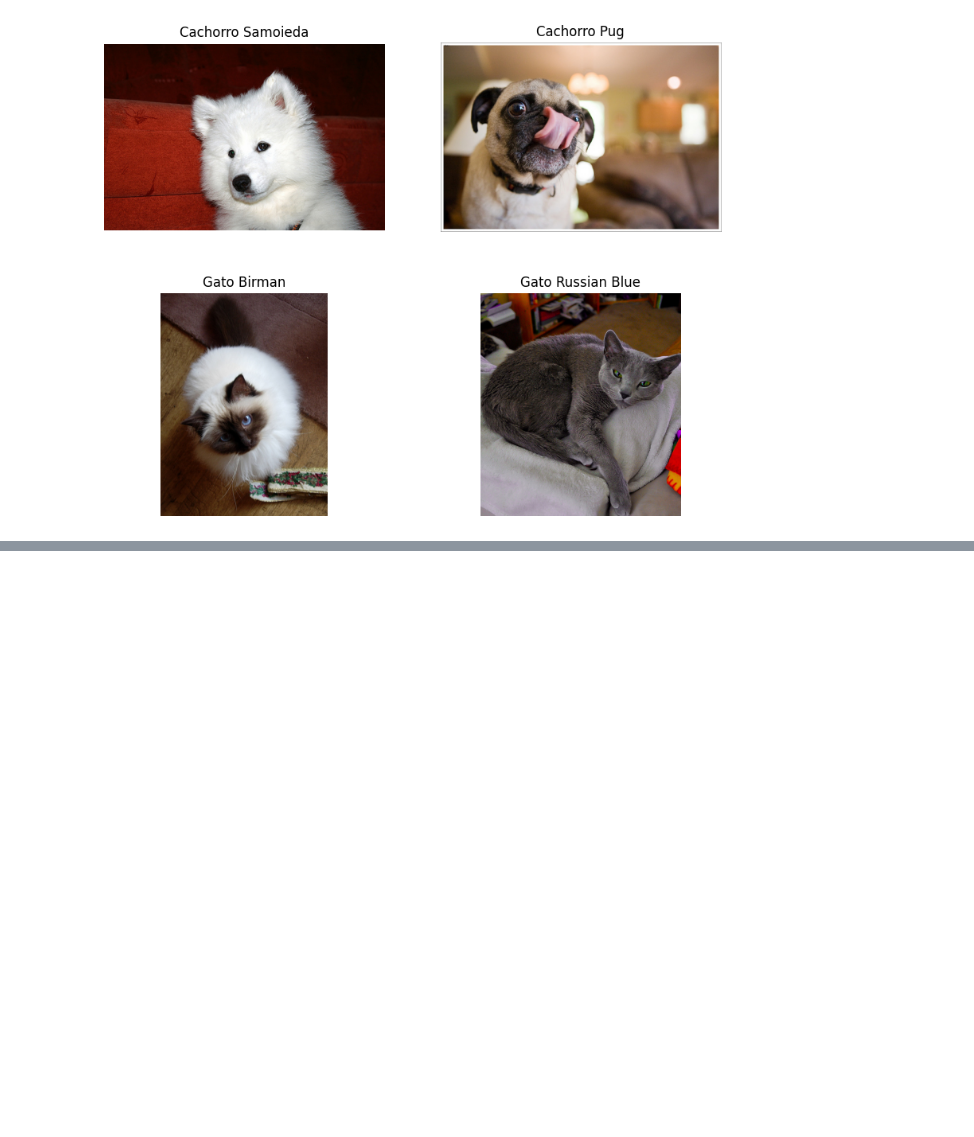
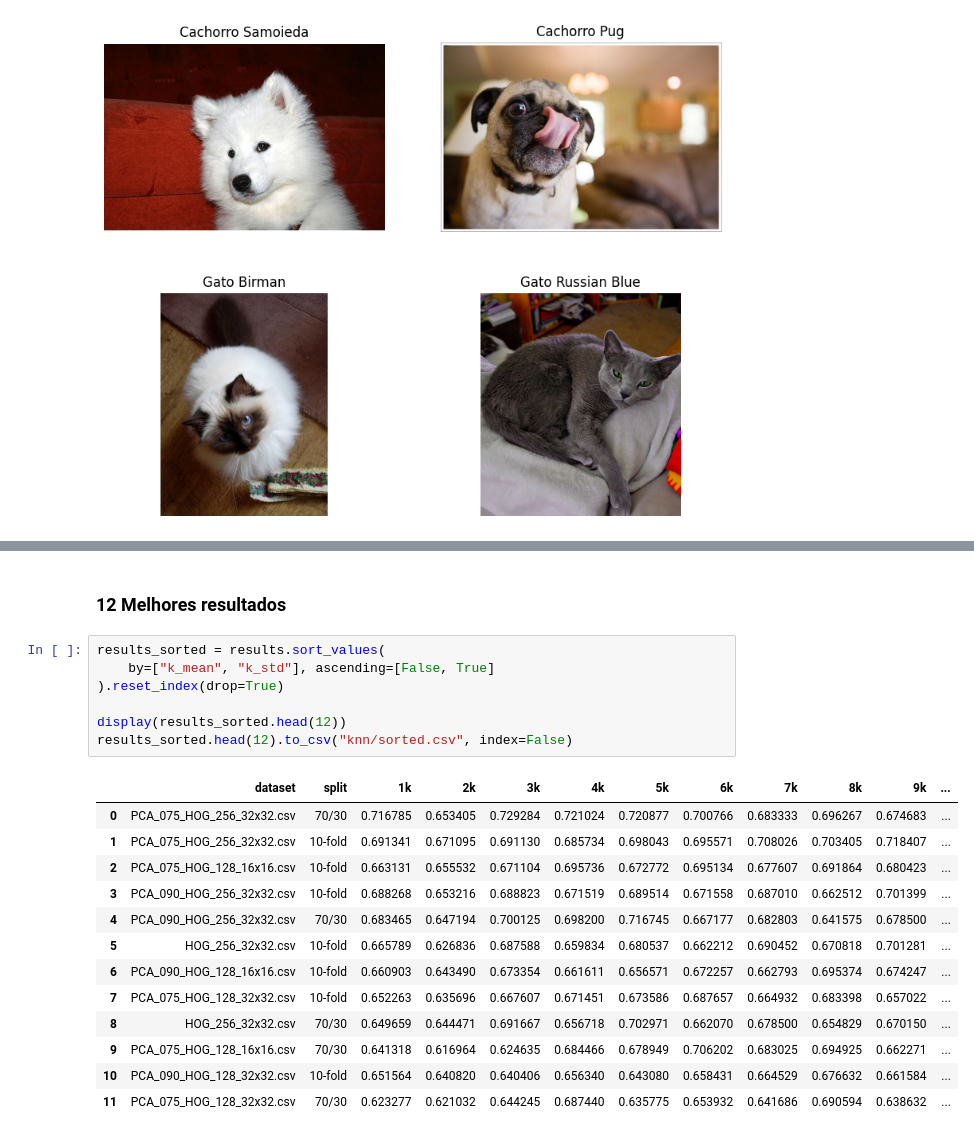
Before and after one commit to vleema/img-ft-extraction-ml, a Jupyter notebook: knn.ipynb, the cells around one changed output, grey strips where cells are left out. Cells and saved outputs as stored; diff of their text form; blank space fills up the shorter version.

```diff
--- a/knn.ipynb
+++ b/knn.ipynb
@@ -164,0 +213,23 @@ results[k_columns].describe()
+# %% [markdown]
+### 12 Melhores resultados
+# %%
+results_sorted = results.sort_values(
+    by=["k_mean", "k_std"], ascending=[False, True]
+).reset_index(drop=True)
+
+display(results_sorted.head(12))
+results_sorted.head(12).to_csv("knn/sorted.csv", index=False)
+# %% [output]
+|  | dataset | split | 1k | 2k | 3k | 4k | 5k | 6k | 7k | 8k | 9k | ... |
+| 0 | PCA_075_HOG_256_32x32.csv | 70/30 | 0.716785 | 0.653405 | 0.729284 | 0.721024 | 0.720877 | 0.700766 | 0.683333 | 0.696267 | 0.674683 | ... |
+| 1 | PCA_075_HOG_256_32x32.csv | 10-fold | 0.691341 | 0.671095 | 0.691130 | 0.685734 | 0.698043 | 0.695571 | 0.708026 | 0.703405 | 0.718407 | ... |
+| 2 | PCA_075_HOG_128_16x16.csv | 10-fold | 0.663131 | 0.655532 | 0.671104 | 0.695736 | 0.672772 | 0.695134 | 0.677607 | 0.691864 | 0.680423 | ... |
+| 3 | PCA_090_HOG_256_32x32.csv | 10-fold | 0.688268 | 0.653216 | 0.688823 | 0.671519 | 0.689514 | 0.671558 | 0.687010 | 0.662512 | 0.701399 | ... |
+| 4 | PCA_090_HOG_256_32x32.csv | 70/30 | 0.683465 | 0.647194 | 0.700125 | 0.698200 | 0.716745 | 0.667177 | 0.682803 | 0.641575 | 0.678500 | ... |
+| 5 | HOG_256_32x32.csv | 10-fold | 0.665789 | 0.626836 | 0.687588 | 0.659834 | 0.680537 | 0.662212 | 0.690452 | 0.670818 | 0.701281 | ... |
+| 6 | PCA_090_HOG_128_16x16.csv | 10-fold | 0.660903 | 0.643490 | 0.673354 | 0.661611 | 0.656571 | 0.672257 | 0.662793 | 0.695374 | 0.674247 | ... |
+| 7 | PCA_075_HOG_128_32x32.csv | 10-fold | 0.652263 | 0.635696 | 0.667607 | 0.671451 | 0.673586 | 0.687657 | 0.664932 | 0.683398 | 0.657022 | ... |
+| 8 | HOG_256_32x32.csv | 70/30 | 0.649659 | 0.644471 | 0.691667 | 0.656718 | 0.702971 | 0.662070 | 0.678500 | 0.654829 | 0.670150 | ... |
+| 9 | PCA_075_HOG_128_16x16.csv | 70/30 | 0.641318 | 0.616964 | 0.624635 | 0.684466 | 0.678949 | 0.706202 | 0.683025 | 0.694925 | 0.662271 | ... |
+| 10 | PCA_090_HOG_128_32x32.csv | 10-fold | 0.651564 | 0.640820 | 0.640406 | 0.656340 | 0.643080 | 0.658431 | 0.664529 | 0.676632 | 0.661584 | ... |
+| 11 | PCA_075_HOG_128_32x32.csv | 70/30 | 0.623277 | 0.621032 | 0.644245 | 0.687440 | 0.635775 | 0.653932 | 0.641686 | 0.690594 | 0.638632 | ... |
```
Also changed, not shown: parts of 10 cells of this notebook, 3 other files.
